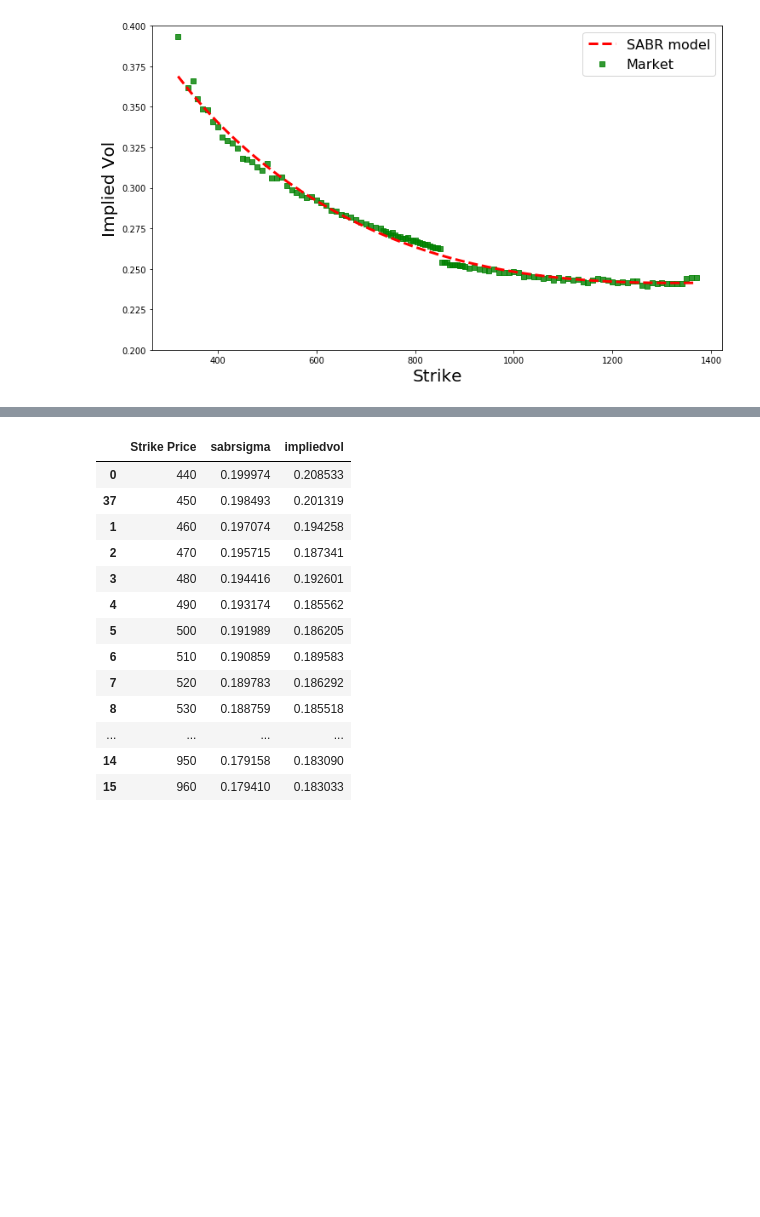
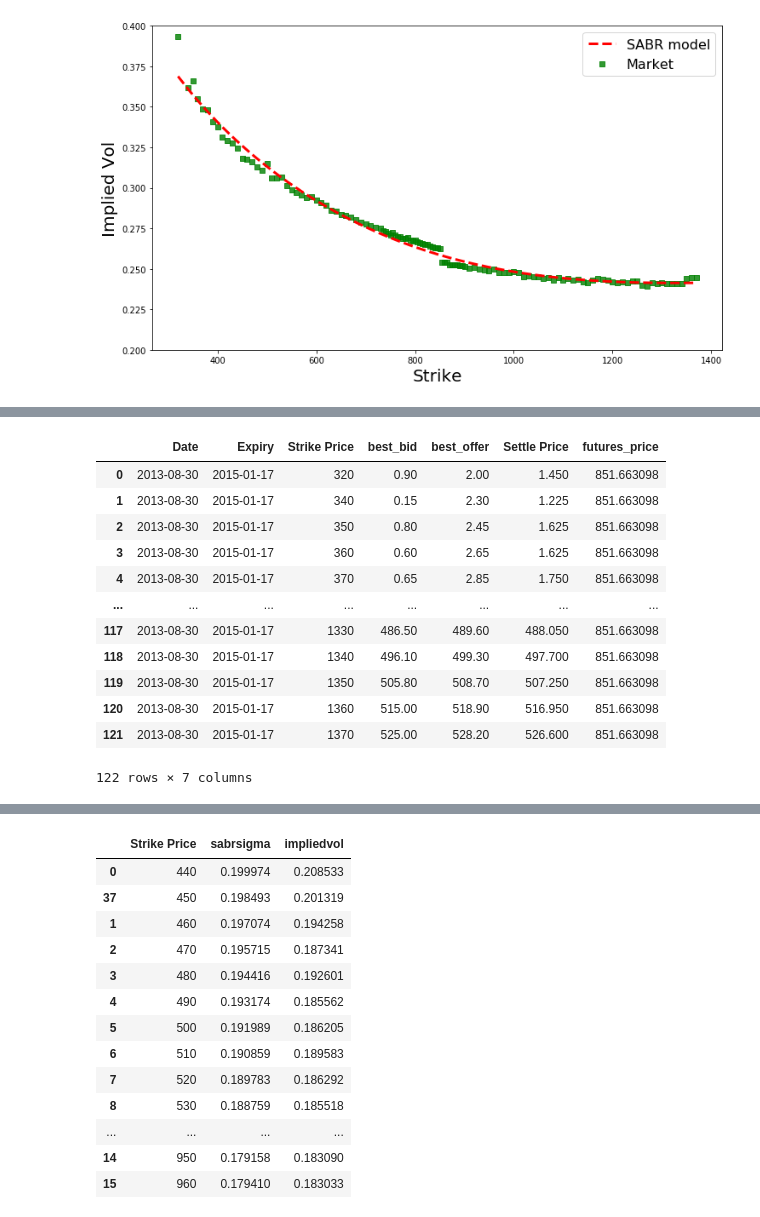
Before and after one commit to ankitrawat85/QuantStrategies, a Jupyter notebook: MQF_College_Projects/2.Stochastic_Finance/SABR calibration.ipynb, the cells around one changed output, grey strips where cells are left out. Cells and saved outputs as stored; diff of their text form; code cells hidden in the pictures; blank space fills up the shorter version.

```diff
--- a/MQF_College_Projects/2.Stochastic_Finance/SABR calibration.ipynb
+++ b/MQF_College_Projects/2.Stochastic_Finance/SABR calibration.ipynb
@@ -195,0 +249,20 @@ plt.legend(fontsize = 16);
+# %%
+df_call_a['Date'] = pd.to_datetime(df_call_a['Date'], format='%Y%m%d')
+df_put_a['Date'] = pd.to_datetime(df_put_a['Date'], format='%Y%m%d')
+df_call_a['Expiry'] = pd.to_datetime(df_call_a['Expiry'], format='%Y%m%d')
+df_put_a['Expiry'] = pd.to_datetime(df_put_a['Expiry'], format='%Y%m%d')
+df_put_a
+# %% [output]
+|  | Date | Expiry | Strike Price | best_bid | best_offer | Settle Price | futures_price |
+| 0 | 2013-08-30 | 2015-01-17 | 320 | 0.90 | 2.00 | 1.450 | 851.663098 |
+| 1 | 2013-08-30 | 2015-01-17 | 340 | 0.15 | 2.30 | 1.225 | 851.663098 |
+| 2 | 2013-08-30 | 2015-01-17 | 350 | 0.80 | 2.45 | 1.625 | 851.663098 |
+| 3 | 2013-08-30 | 2015-01-17 | 360 | 0.60 | 2.65 | 1.625 | 851.663098 |
+| 4 | 2013-08-30 | 2015-01-17 | 370 | 0.65 | 2.85 | 1.750 | 851.663098 |
+| ... | ... | ... | ... | ... | ... | ... | ... |
+| 117 | 2013-08-30 | 2015-01-17 | 1330 | 486.50 | 489.60 | 488.050 | 851.663098 |
+| 118 | 2013-08-30 | 2015-01-17 | 1340 | 496.10 | 499.30 | 497.700 | 851.663098 |
+| 119 | 2013-08-30 | 2015-01-17 | 1350 | 505.80 | 508.70 | 507.250 | 851.663098 |
+| 120 | 2013-08-30 | 2015-01-17 | 1360 | 515.00 | 518.90 | 516.950 | 851.663098 |
+| 121 | 2013-08-30 | 2015-01-17 | 1370 | 525.00 | 528.20 | 526.600 | 851.663098 |
+122 rows × 7 columns
```
Also changed, not shown: parts of 7 cells of this notebook, 2 other files.
